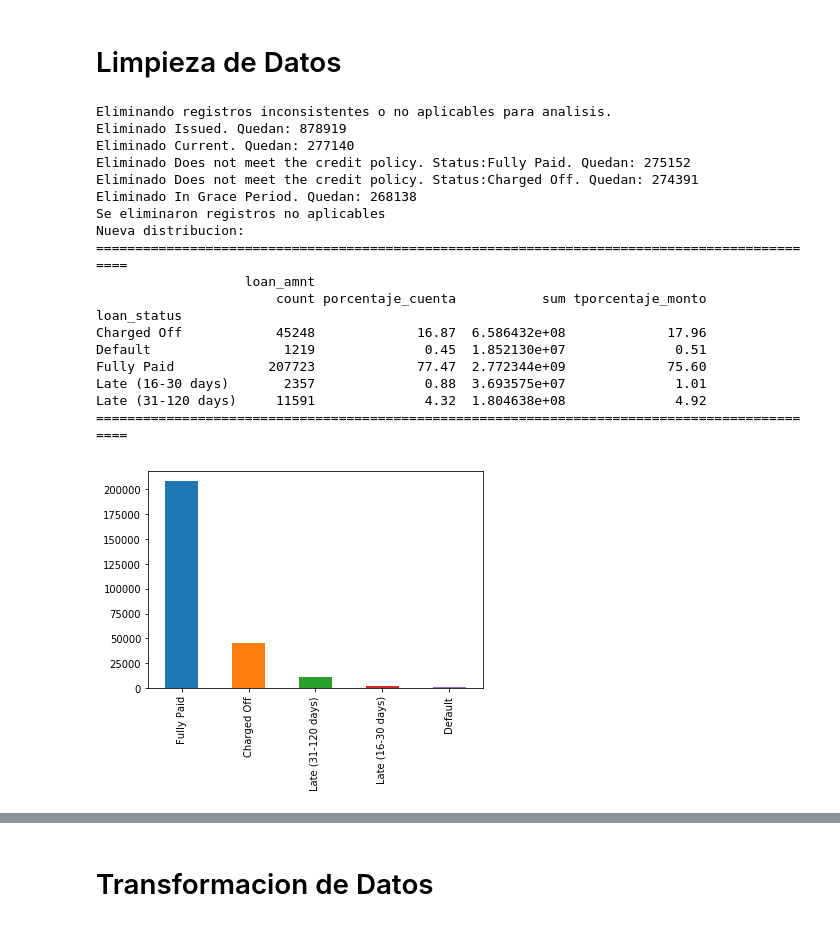
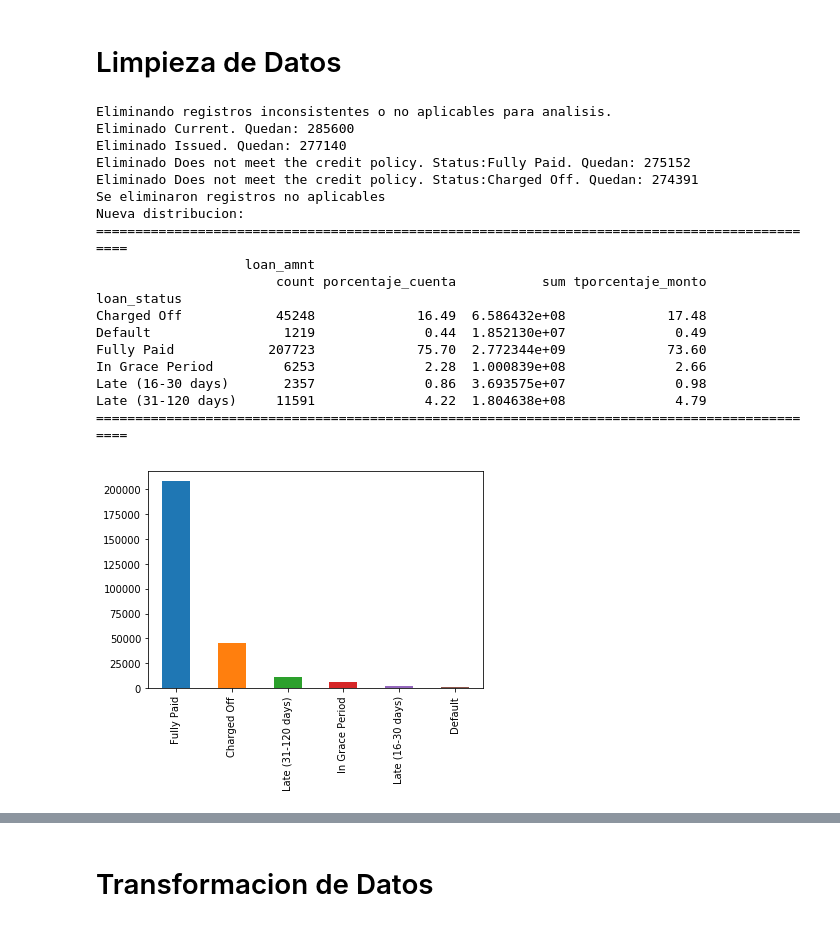
Before and after one commit to keyvhinng/loan-data-ml-project, a Jupyter notebook: Experimentacion_Principal.ipynb, the cells around one changed output, grey strips where cells are left out. Cells and saved outputs as stored; diff of their text form; code cells hidden in the pictures.

```diff
--- a/Experimentacion_Principal.ipynb
+++ b/Experimentacion_Principal.ipynb
@@ -84,39 +84,39 @@ Presencia de nulos: False
 # %%
 # Se observa que no todos los valores son validos o aplicables al caso.
 # Por ello, se filtran los registros inconsistentes o no aplicables para analisis:
 #    Current -> No aplicable porque son préstamos dentro de su periodo de pago.
 #    Does not meet the credit policy (...) -> Inconsistente. No se sabe si es un error o un valor correcto.
 #    Issued -> No aplicable porque son créditos recién emitidos.
 #    In grace period -> No aplicable porque son créditos en periodo de gracia.
 print('Eliminando registros inconsistentes o no aplicables para analisis.')
-estados_eliminar = {'In Grace Period','Current','Does not meet the credit policy. Status:Fully Paid', 'Does not meet the credit policy. Status:Charged Off', 'Issued'}
+estados_eliminar = {'Current','Does not meet the credit policy. Status:Fully Paid', 'Does not meet the credit policy. Status:Charged Off', 'Issued'}
 data_clear = data.copy()
 for estado in estados_eliminar:
     data_clear.drop(data_clear[data_clear.loan_status==estado].index,inplace=True)
     print(f'Eliminado {estado}. Quedan: {data_clear.count()[0]}')
 print('Se eliminaron registros no aplicables')
 print('Nueva distribucion:')
 print('==============================================================================================')
 print(analisis_agregacion(data_clear,'loan_status',True,1))
 print('==============================================================================================')
 data_clear['loan_status'].value_counts().plot(kind='bar');
 # %% [output]
 Eliminando registros inconsistentes o no aplicables para analisis.
-Eliminado Issued. Quedan: 878919
-Eliminado Current. Quedan: 277140
+Eliminado Current. Quedan: 285600
+Eliminado Issued. Quedan: 277140
 Eliminado Does not meet the credit policy. Status:Fully Paid. Quedan: 275152
 Eliminado Does not meet the credit policy. Status:Charged Off. Quedan: 274391
-Eliminado In Grace Period. Quedan: 268138
 Se eliminaron registros no aplicables
 Nueva distribucion:
 ==============================================================================================
                    loan_amnt
                        count porcentaje_cuenta           sum tporcentaje_monto
 loan_status
-Charged Off            45248             16.87  6.586432e+08             17.96
-Default                 1219              0.45  1.852130e+07              0.51
-Fully Paid            207723             77.47  2.772344e+09             75.60
-Late (16-30 days)       2357              0.88  3.693575e+07              1.01
-Late (31-120 days)     11591              4.32  1.804638e+08              4.92
+Charged Off            45248             16.49  6.586432e+08             17.48
+Default                 1219              0.44  1.852130e+07              0.49
+Fully Paid            207723             75.70  2.772344e+09             73.60
+In Grace Period         6253              2.28  1.000839e+08              2.66
+Late (16-30 days)       2357              0.86  3.693575e+07              0.98
+Late (31-120 days)     11591              4.22  1.804638e+08              4.79
 ==============================================================================================
-[figure, old version]
+[figure, new version]
```
Also changed, not shown: parts of 35 cells of this notebook.
